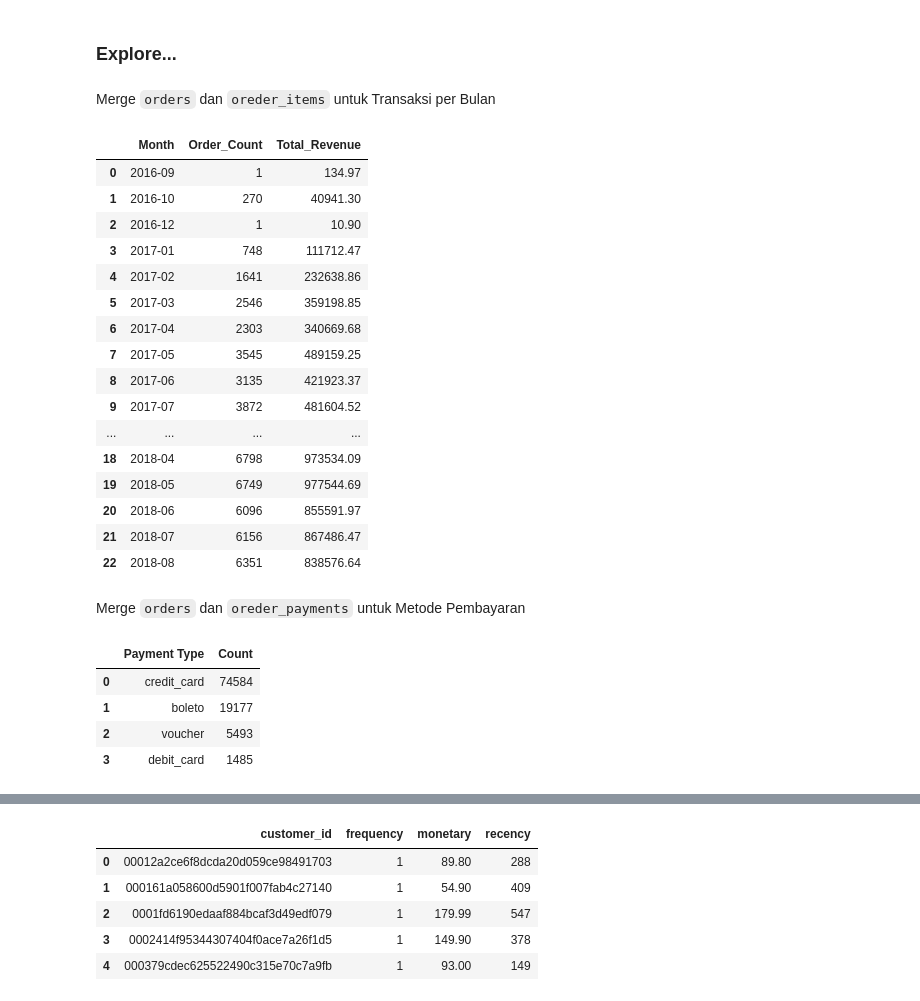
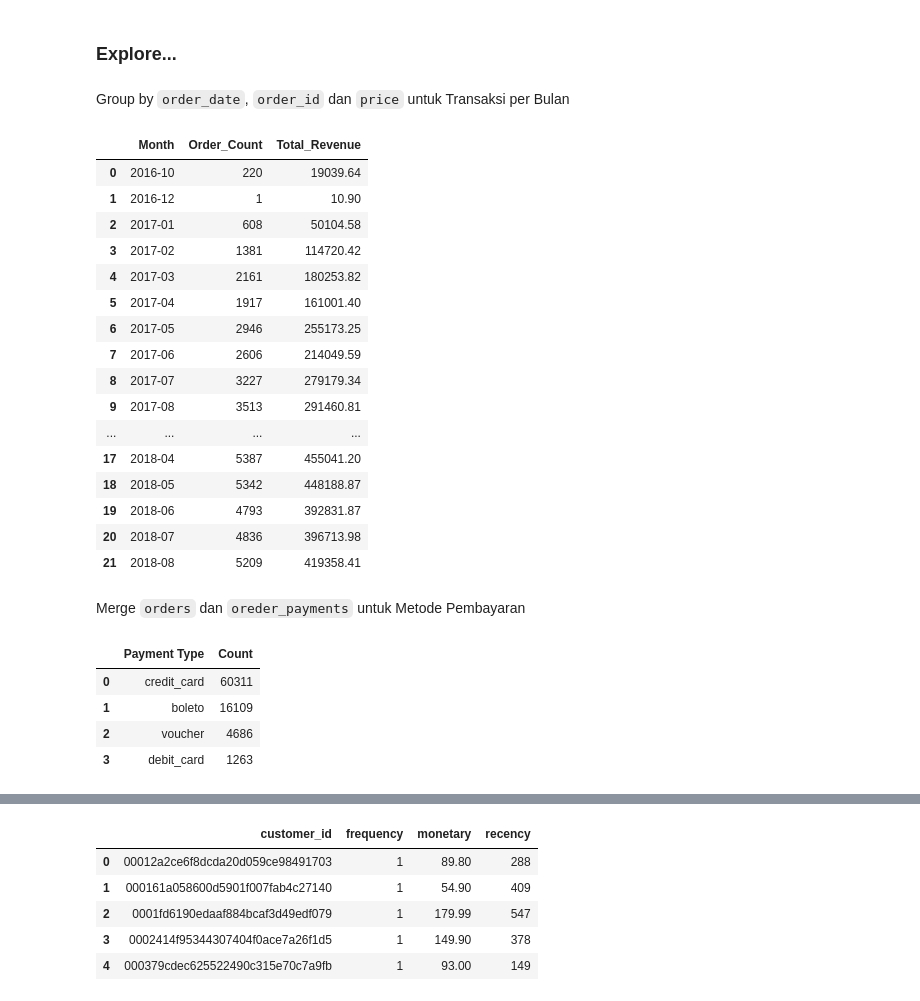
Before and after one commit to ahmadzkh/ecommerce_zaky, a Jupyter notebook: notebook_zaky.ipynb, the cells around one changed output, grey strips where cells are left out. Cells and saved outputs as stored; diff of their text form; code cells hidden in the pictures.

```diff
--- a/notebook_zaky.ipynb
+++ b/notebook_zaky.ipynb
@@ -787,3 +820,28 @@ After Cleaning Data Products:
+# %%
+def remove_outliers(df, columns):
+    """
+    Menghilangkan outlier berdasarkan metode IQR (Interquartile Range).
+
+    Parameters:
+    df (pd.DataFrame): DataFrame yang akan diproses.
+    columns (list): List nama kolom numerik yang akan difilter dari outlier.
+
+    Returns:
+    pd.DataFrame: DataFrame tanpa outlier.
+    """
+    df_cleaned = df.copy()
+    for col in columns:
+        Q1 = df_cleaned[col].quantile(0.25)
+        Q3 = df_cleaned[col].quantile(0.75)
+        IQR = Q3 - Q1
+        lower_bound = Q1 - 1.5 * IQR
+        upper_bound = Q3 + 1.5 * IQR
+        df_cleaned = df_cleaned[(df_cleaned[col] >= lower_bound) & (df_cleaned[col] <= upper_bound)]
+
+    return df_cleaned
+
+numeric_columns = ["price", "freight_value", "payment_value", "order_item_id"]
+all_data = remove_outliers(all_data, numeric_columns)
 # %% [markdown]
 ### **Insight:**
 - Konversi timestamp memastikan bisa menganalisis tren waktu dengan benar.
@@ -795,50 +853,46 @@ After Cleaning Data Products:
 # %% [markdown]
 ### Explore...
 # %% [markdown]
-Merge `orders` dan `oreder_items` untuk Transaksi per Bulan
+Group by `order_date`, `order_id` dan `price` untuk Transaksi per Bulan
 # %%
-orders_with_prices = pd.merge(orders, order_items[['order_id', 'price']], on='order_id', how='left')
+all_data['order_month'] = all_data['order_date'].dt.to_period('M')
 
-orders_with_prices['order_month'] = orders_with_prices['order_date'].dt.to_period('M')
-
-monthly_data = orders_with_prices.groupby('order_month').agg(
-    order_count=('order_id', 'nunique'),  # Count unique orders
-    total_revenue=('price', 'sum')      # Sum of prices for total revenue
+monthly_data = all_data.groupby('order_month').agg(
+    order_count=('order_id', 'nunique'),
+    total_revenue=('price', 'sum')
 ).reset_index()
 
 monthly_data.columns = ['Month', 'Order_Count', 'Total_Revenue']
 
 monthly_data
 # %% [output]
 |  | Month | Order_Count | Total_Revenue |
-| 0 | 2016-09 | 1 | 134.97 |
-| 1 | 2016-10 | 270 | 40941.30 |
-| 2 | 2016-12 | 1 | 10.90 |
-| 3 | 2017-01 | 748 | 111712.47 |
-| 4 | 2017-02 | 1641 | 232638.86 |
-| 5 | 2017-03 | 2546 | 359198.85 |
-| 6 | 2017-04 | 2303 | 340669.68 |
-| 7 | 2017-05 | 3545 | 489159.25 |
-| 8 | 2017-06 | 3135 | 421923.37 |
-| 9 | 2017-07 | 3872 | 481604.52 |
+| 0 | 2016-10 | 220 | 19039.64 |
+| 1 | 2016-12 | 1 | 10.90 |
+| 2 | 2017-01 | 608 | 50104.58 |
+| 3 | 2017-02 | 1381 | 114720.42 |
+| 4 | 2017-03 | 2161 | 180253.82 |
+| 5 | 2017-04 | 1917 | 161001.40 |
+| 6 | 2017-05 | 2946 | 255173.25 |
+| 7 | 2017-06 | 2606 | 214049.59 |
+| 8 | 2017-07 | 3227 | 279179.34 |
+| 9 | 2017-08 | 3513 | 291460.81 |
 | ... | ... | ... | ... |
-| 18 | 2018-04 | 6798 | 973534.09 |
-| 19 | 2018-05 | 6749 | 977544.69 |
-| 20 | 2018-06 | 6096 | 855591.97 |
-| 21 | 2018-07 | 6156 | 867486.47 |
-| 22 | 2018-08 | 6351 | 838576.64 |
+| 17 | 2018-04 | 5387 | 455041.20 |
+| 18 | 2018-05 | 5342 | 448188.87 |
+| 19 | 2018-06 | 4793 | 392831.87 |
+| 20 | 2018-07 | 4836 | 396713.98 |
+| 21 | 2018-08 | 5209 | 419358.41 |
 # %% [markdown]
 Merge `orders` dan `oreder_payments` untuk Metode Pembayaran
 # %%
-orders_payments = orders.merge(order_payments, on="order_id", how="left")
-
-payment_counts = orders_payments['payment_type'].value_counts().reset_index()
+payment_counts = all_data['payment_type'].value_counts().reset_index()
 payment_counts.columns = ['Payment Type', 'Count']
 
 payment_counts
 # %% [output]
 |  | Payment Type | Count |
-| 0 | credit_card | 74584 |
-| 1 | boleto | 19177 |
-| 2 | voucher | 5493 |
-| 3 | debit_card | 1485 |
+| 0 | credit_card | 60311 |
+| 1 | boleto | 16109 |
+| 2 | voucher | 4686 |
+| 3 | debit_card | 1263 |
```
Also changed, not shown: parts of 20 cells of this notebook, 1 other file.
